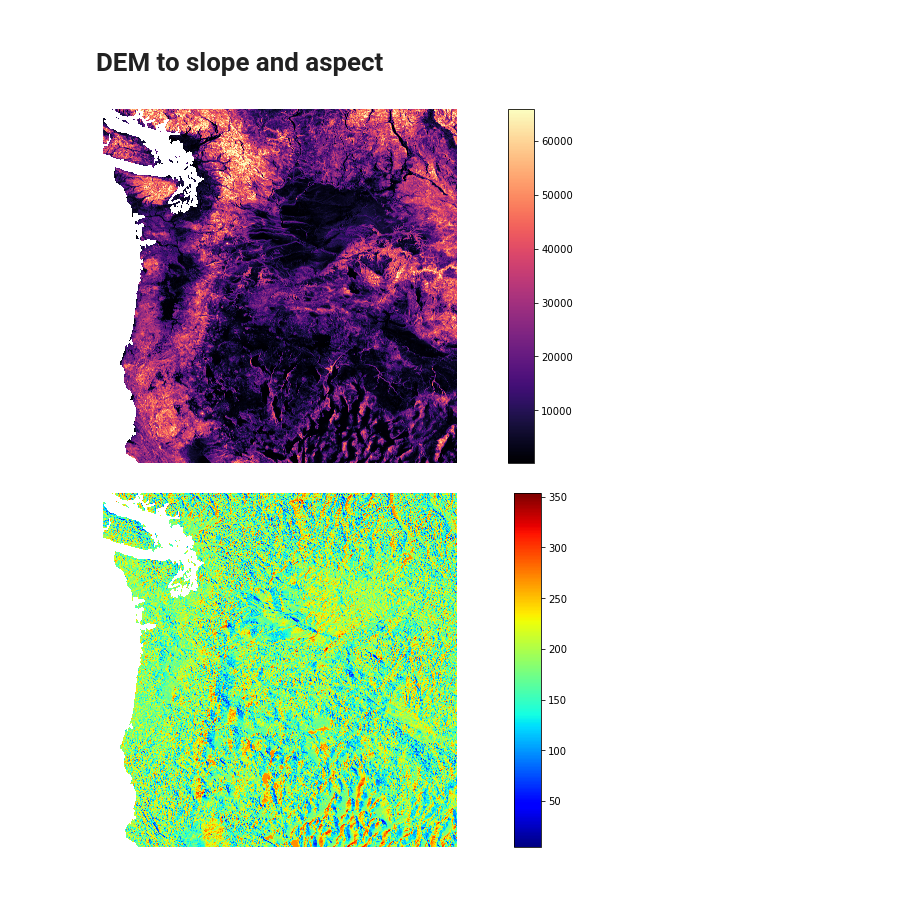
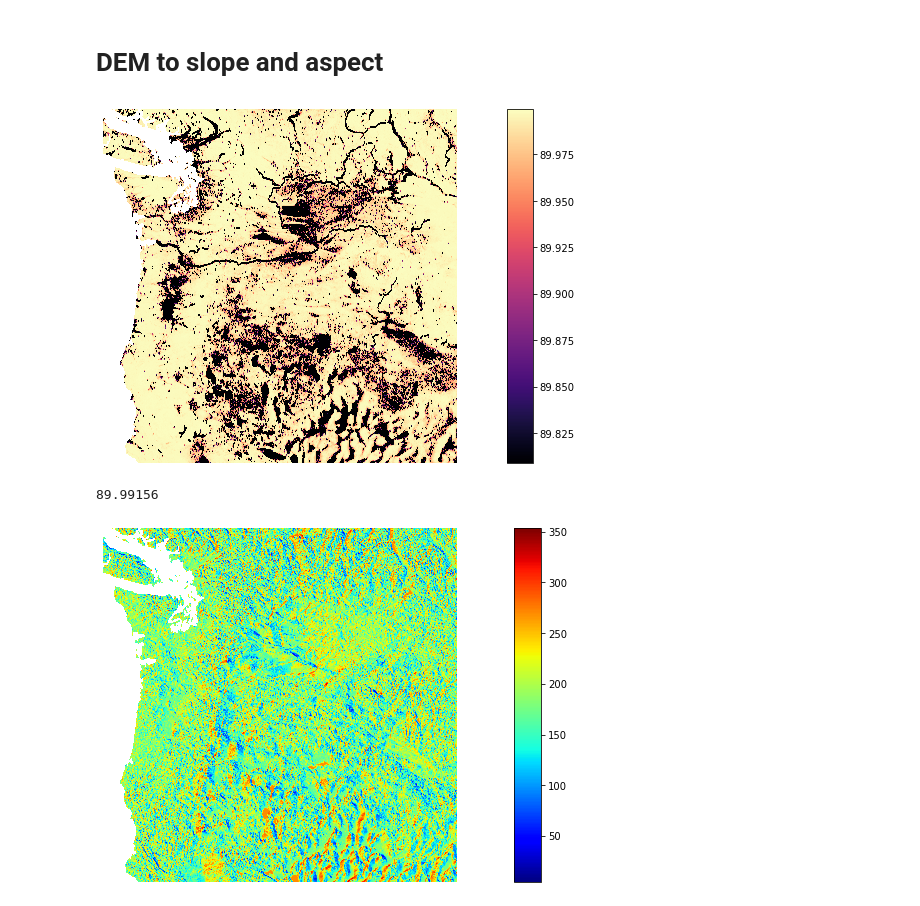
Before and after one commit to waterhackweek/whw2020_snowgw, a Jupyter notebook: BuildDB.ipynb, the cells around one changed output. Saved outputs shown, nothing was run; the diff lists cells and outputs as text; code cells hidden in the pictures.

Commit message:
Finished slope/aspect extraction at points and started adding daymet data

```diff
--- a/BuildDB.ipynb
+++ b/BuildDB.ipynb
@@ -379,9 +385,11 @@ with rio.open(vrt_fn) as src:
 # %%
-import richdem as rd
-dem = rd.LoadGDAL(vrt_fn)
-
-slope = rd.TerrainAttribute(dem, attrib='slope_riserun')
+slope = rd.TerrainAttribute(dem, attrib='slope_degrees')
 rd.rdShow(slope, axes=False, cmap='magma', figsize=(8, 5.5))
 plt.show()
 # %% [output]
-[figure, old version]
+[figure, new version]
+# %%
+#add slope to gdf
+gdf['slope'] = slope[rows,cols]
+# %% [output]
+89.99156
```
Also changed, not shown: parts of 22 cells of this notebook.
